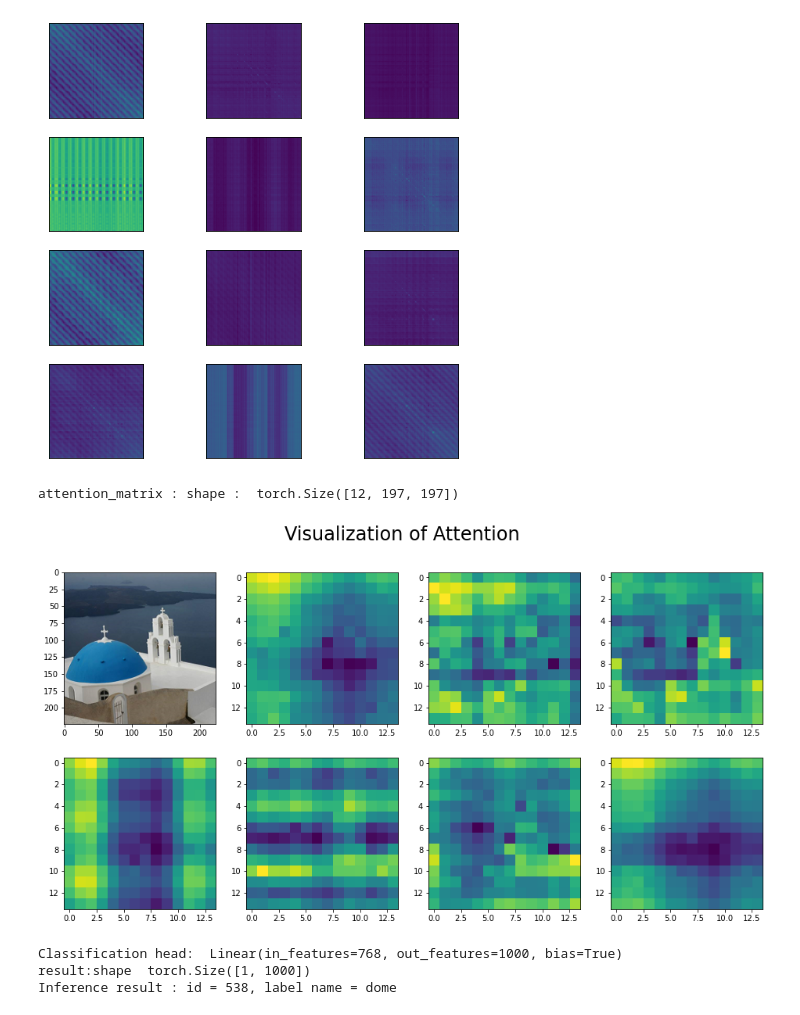
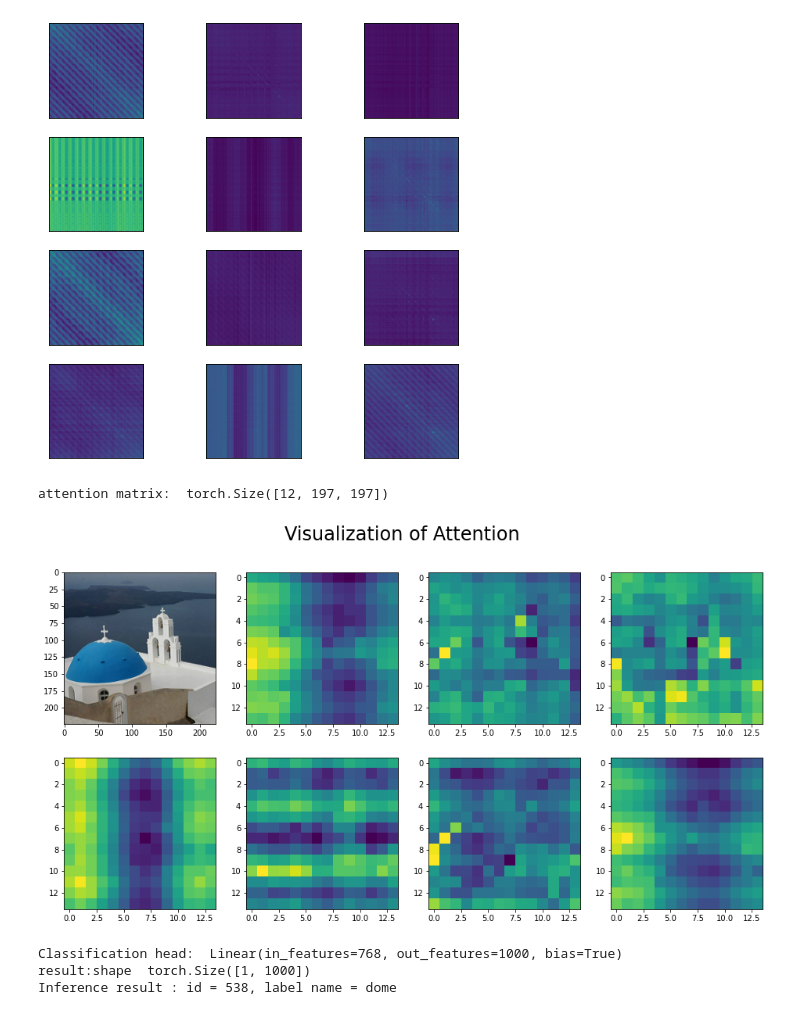
Before and after one commit to JunseokLee3/educate_vit, a Jupyter notebook: Untitled.ipynb, the cells around one changed output. Saved outputs shown, nothing was run; the diff lists cells and outputs as text; code cells hidden in the pictures.

```diff
--- a/Untitled.ipynb
+++ b/Untitled.ipynb
@@ -443,24 +453,23 @@ for i in range(attention_matrix.shape[0]):
 # %% [output]
 attention matrix:  torch.Size([12, 197, 197])
 [figure]
-# %%
-print('attention_matrix : shape : ',attention_matrix.shape)
-# %% [output]
-attention_matrix : shape :  torch.Size([12, 197, 197])
 # %%
+attention_matrix = q @ kT
+print("attention matrix: ", attention_matrix.shape)
 # Visualize attention matrix
 fig = plt.figure(figsize=(16, 8))
 fig.suptitle("Visualization of Attention", fontsize=24)
 # fig.add_axes()
 img = np.asarray(img)
 ax = fig.add_subplot(2, 4, 1)
 ax.imshow(img)
 for i in range(7):  # visualize the 100th rows of attention matrices in the 0-7th heads
-    attn_heatmap = attention_matrix[i, 3,1:].reshape((14, 14)).detach().cpu().numpy()
+    attn_heatmap = attention_matrix[i, 100,1:].reshape((14, 14)).detach().cpu().numpy()
     ax = fig.add_subplot(2, 4, i+2)
     ax.imshow(attn_heatmap)
 # %% [output]
+attention matrix:  torch.Size([12, 197, 197])
-[figure, old version]
+[figure, new version]
 # %%
 print("Classification head: ", model.head)
 result = model.head(transformer_output)
```
Also changed, not shown: parts of 5 cells of this notebook, 1 other file.
